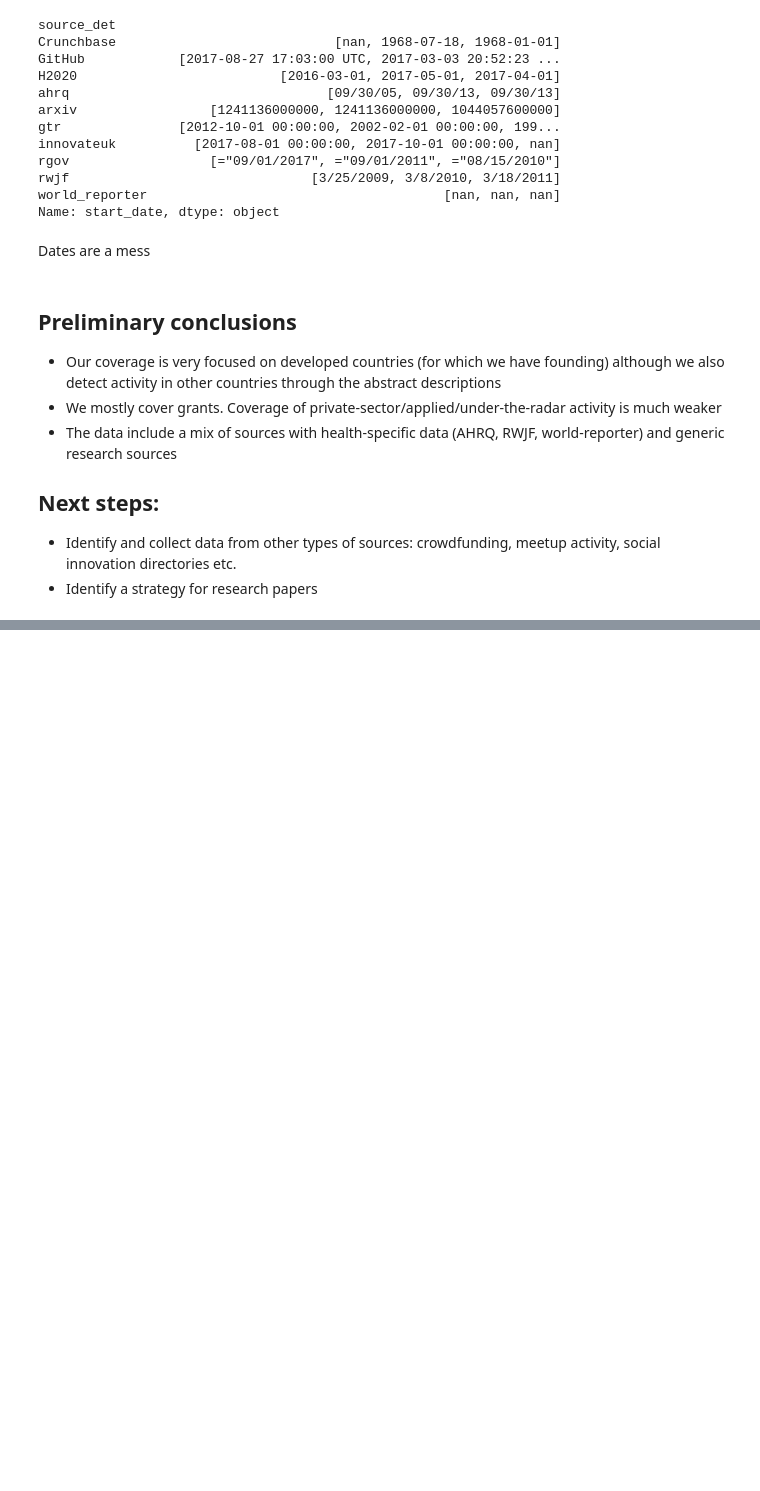
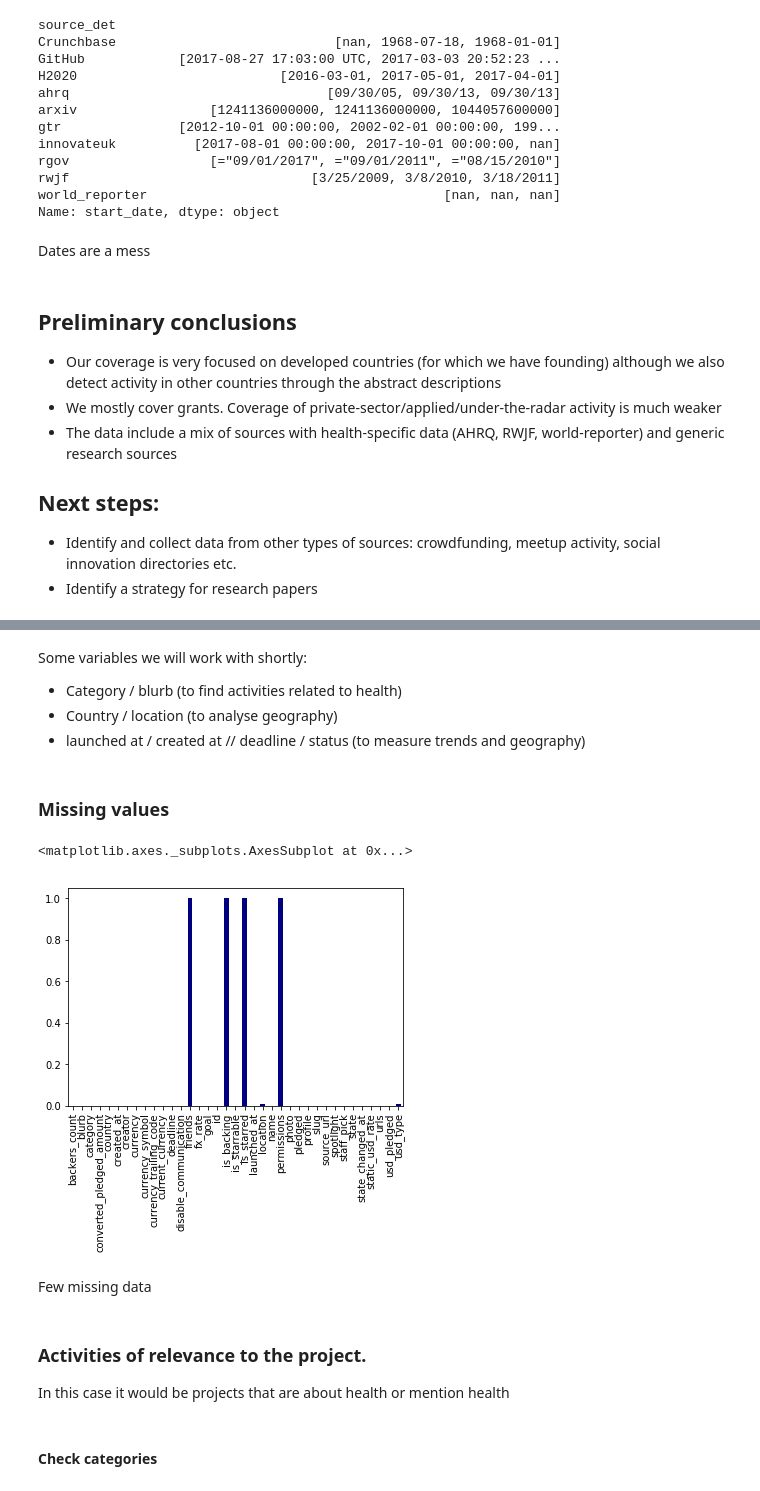
Before and after one commit to Juan-Mateos/rwjf, a Jupyter notebook: notebooks/rwjf_data_exploration.ipynb, the cells around one changed output, grey strips where cells are left out. Drawn from its saved outputs; the diff is of its cells as text; code cells hidden in the pictures; blank space fills up the shorter version.

Commit message:
Added crowdfunding thing

```diff
--- a/notebooks/rwjf_data_exploration.ipynb
+++ b/notebooks/rwjf_data_exploration.ipynb
@@ -353,0 +378,7 @@ Dates are a mess
+# %%
+with open('../data/external/crowdfunding/Kickstarter_2018-10-18T03_20_48_880Z.json','r') as infile:
+    k_json = [json.loads(line) for line in infile]
+# %%
+kdata = [obs['data'] for obs in k_json]
+# %%
+kdf = pd.DataFrame(kdata)
@@ -353,0 +448,21 @@ Dates are a mess
+# %% [markdown]
+Some variables we will work with shortly:
+
+* Category / blurb (to find activities related to health)
+* Country / location (to analyse geography)
+* launched at / created at // deadline / status (to measure trends and geography)
+# %% [markdown]
+### Missing values
+# %%
+kdf.apply(lambda x: x.isna().mean(),axis=0).plot.bar(color='navy')
+# %% [output]
+<matplotlib.axes._subplots.AxesSubplot at 0x...>
+[figure, added]
+# %% [markdown]
+Few missing data
+# %% [markdown]
+### Activities of relevance to the project.
+
+In this case it would be projects that are about health or mention health
+# %% [markdown]
+#### Check categories
```
Also changed, not shown: parts of 47 cells of this notebook, 2 other files.
